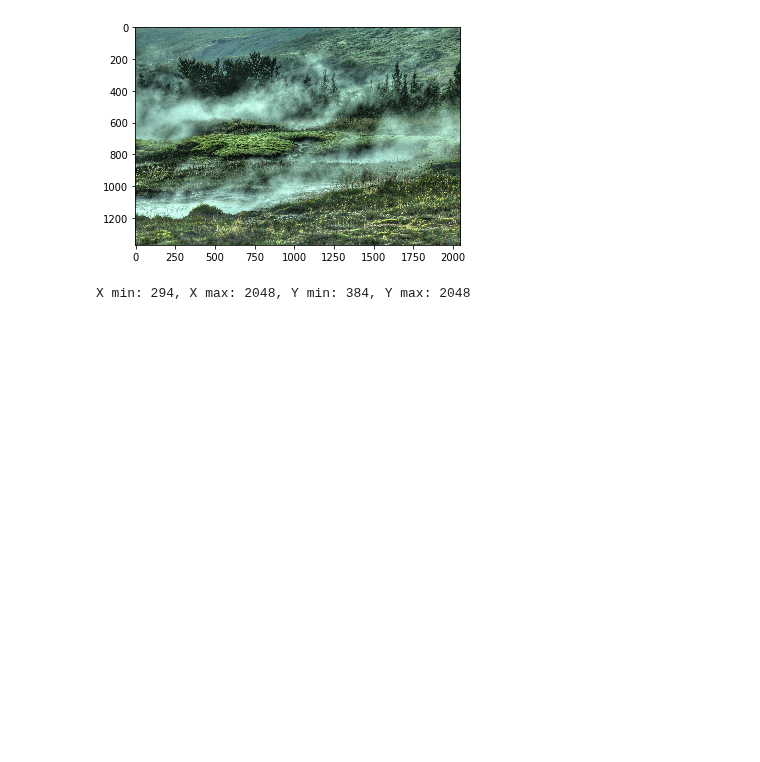
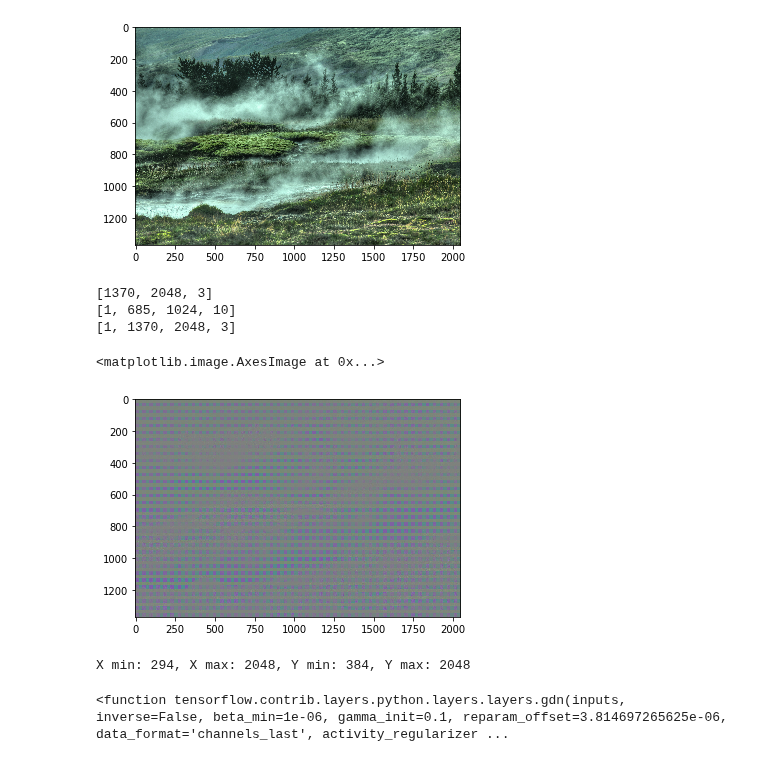
Before and after one commit to gergely-flamich/miracle-compression, a Jupyter notebook: code/scratch.ipynb, the cells around one changed output. Cells and saved outputs as stored; diff of their text form; code cells hidden in the pictures; blank space fills up the shorter version.

```diff
--- a/code/scratch.ipynb
+++ b/code/scratch.ipynb
@@ -55,10 +58,39 @@ valid_path
 # %%
 image_paths = glob.glob(valid_path + "/*.png")
 
-plt.imshow(load_and_process_image(image_paths[0]))
+test_img = load_and_process_image(image_paths[0])
+plt.imshow(test_img)
 # %% [output]
 <matplotlib.image.AxesImage at 0x...>
 [figure]
+# %%
+with tf.GradientTape() as tape:
+
+    conv = snt.Conv2D(output_channels=10,
+                      kernel_shape=(5, 5),
+                      stride=2)
+
+    print(test_img.shape.as_list())
+
+    convolved = conv(test_img[tf.newaxis, ...])
+
+    print(convolved.shape.as_list())
+
+    conv_T = conv.transpose()
+
+    deconvolved = conv_T(convolved)
+
+    print(deconvolved.shape.as_list())
+
+grads = tape.gradient(tf.reduce_sum(deconvolved), conv.get_all_variables())
+
+plt.imshow(tf.nn.sigmoid(deconvolved[0, ...]))
+# %% [output]
+[1370, 2048, 3]
+[1, 685, 1024, 10]
+[1, 1370, 2048, 3]
+<matplotlib.image.AxesImage at 0x...>
+[figure, added]
 # %%
 paths_dataset = tf.data.Dataset.from_tensor_slices(image_paths)
 image_dataset = paths_dataset.map(load_and_process_image, num_parallel_calls=tf.data.experimental.AUTOTUNE)
@@ -76,3 +108,7 @@ xs, ys, chans = zip(*map(lambda x: x.as_list(), image_sizes))
 print("X min: {}, X max: {}, Y min: {}, Y max: {}".format(min(xs), max(xs), min(ys), max(ys)))
 # %% [output]
 X min: 294, X max: 2048, Y min: 384, Y max: 2048
+# %%
+tf.contrib.layers.gdn
+# %% [output]
+<function tensorflow.contrib.layers.python.layers.layers.gdn(inputs, inverse=False, beta_min=1e-06, gamma_init=0.1, reparam_offset=3.814697265625e-06, data_format='channels_last', activity_regularizer ...
```
Also changed, not shown: parts of 1 cell of this notebook, 5 other files.
